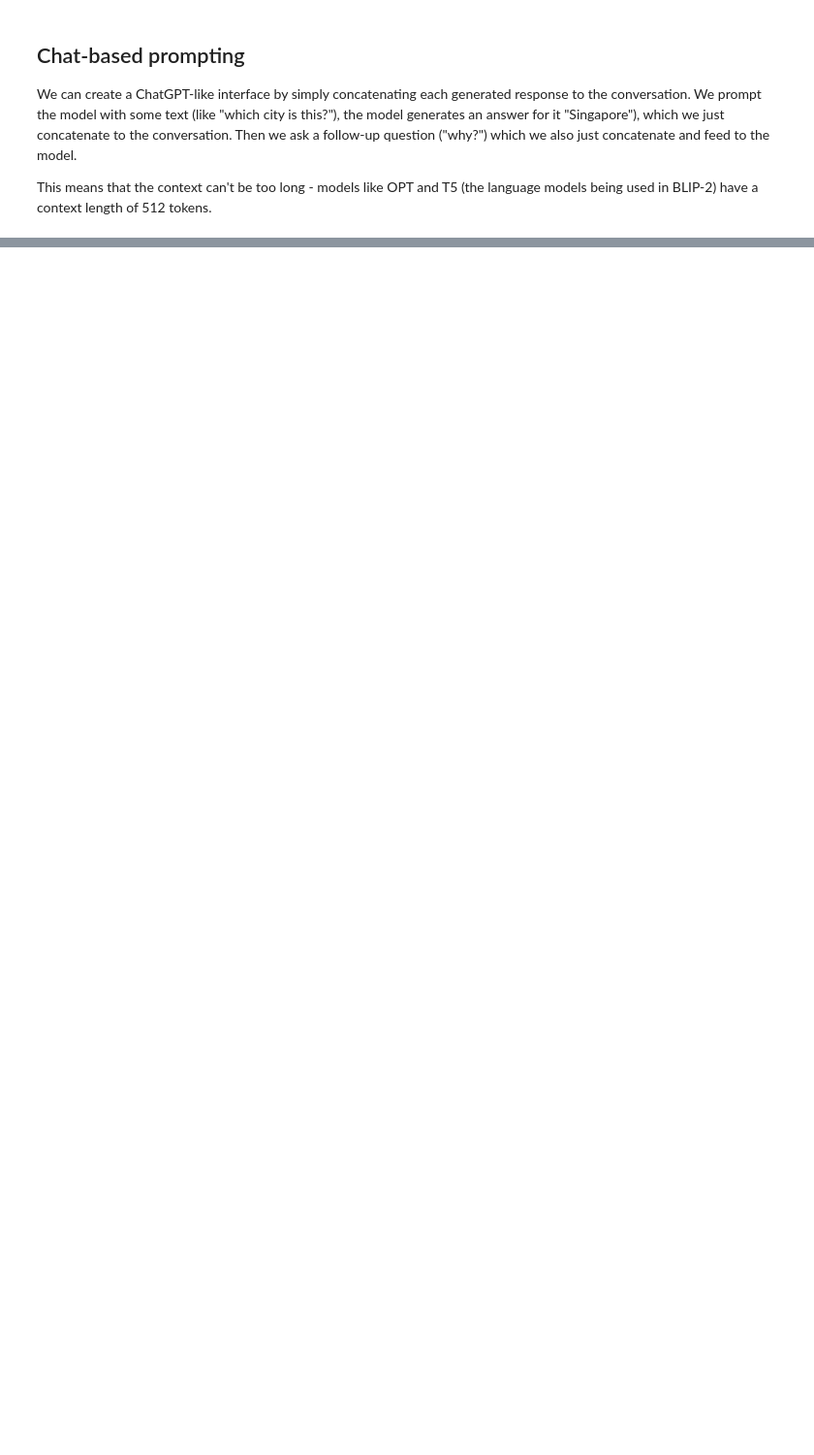
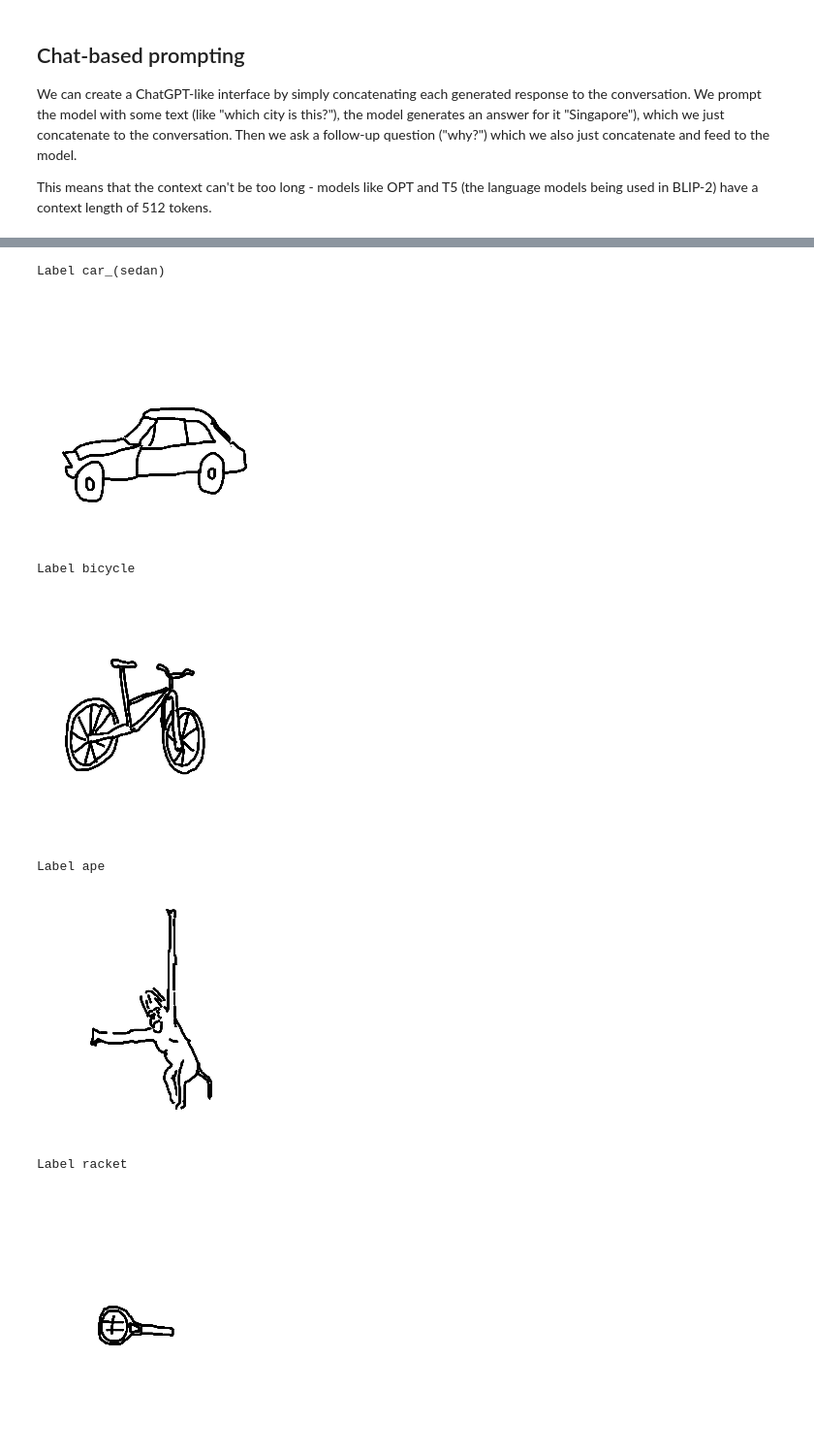
Before and after one commit to VictorBbt/SketchToReality, a Jupyter notebook: Inference_with_BLIP_2_(int8).ipynb, the cells around one changed output, grey strips where cells are left out. Shown at 97% size. Cells and saved outputs as stored; diff of their text form; code cells hidden in the pictures; blank space fills up the shorter version.

```diff
--- a/Inference_with_BLIP_2_(int8).ipynb
+++ b/Inference_with_BLIP_2_(int8).ipynb
@@ -154,0 +145,32 @@ it is a church.
+# %%
+import pandas as pd
+def dataframe_toPILlist(df, show_img = False):
+    image_list = []
+    label_list = []
+    for i in range(df.shape[0]):
+        row = df.iloc[i]
+        path = row['path']
+        lab = row['label']
+
+        img = Image.open(path)
+        image_list.append(img)
+        label_list.append(lab)
+
+        if show_img:
+            print(f'\nLabel {lab}')
+            display(img)
+
+    return image_list, label_list
+# %%
+eval_file = './Data/data/sketch/eval_image_captioning.csv'
+eval_dataframe = pd.read_csv(eval_file)
+PILimages, labels = dataframe_toPILlist(eval_dataframe, show_img=True)
+# %% [output]
+Label car_(sedan)
+[figure, added]
+Label bicycle
+[figure, added]
+Label ape
+[figure, added]
+Label racket
+[figure, added]
```
Also changed, not shown: parts of 12 cells of this notebook.
